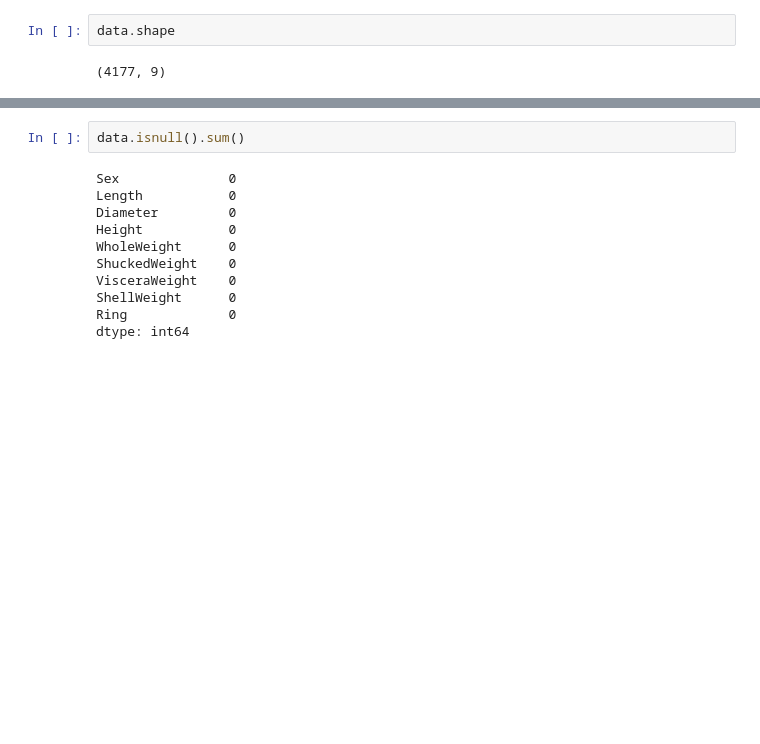
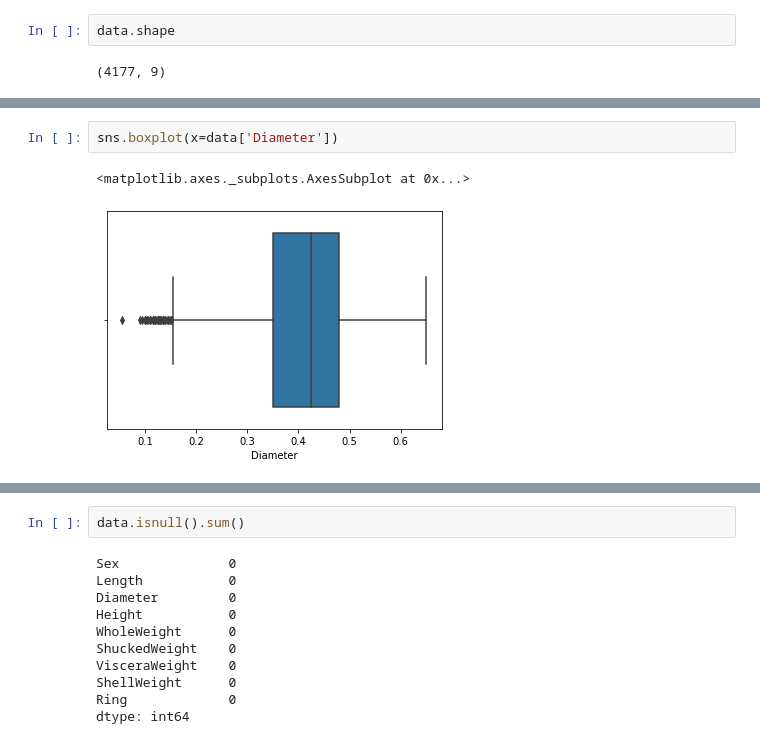
Before and after one commit to litchilin/final-project, a Jupyter notebook: final-project.ipynb, the cells around one changed output, grey strips where cells are left out. Cells and saved outputs as stored; diff of their text form; blank space fills up the shorter version.

```diff
--- a/final-project.ipynb
+++ b/final-project.ipynb
@@ -60,0 +72,5 @@ No missing value in data set.
+# %%
+sns.boxplot(x=data['Diameter'])
+# %% [output]
+<matplotlib.axes._subplots.AxesSubplot at 0x...>
+[figure, added]
```
Also changed, not shown: parts of 41 cells of this notebook.
